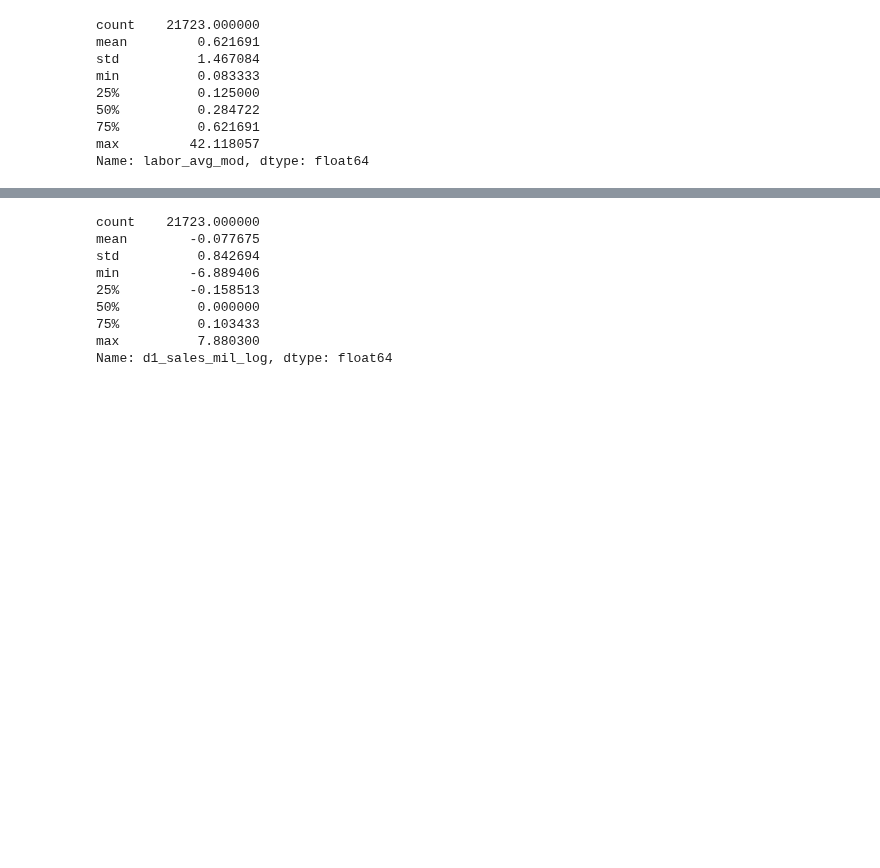
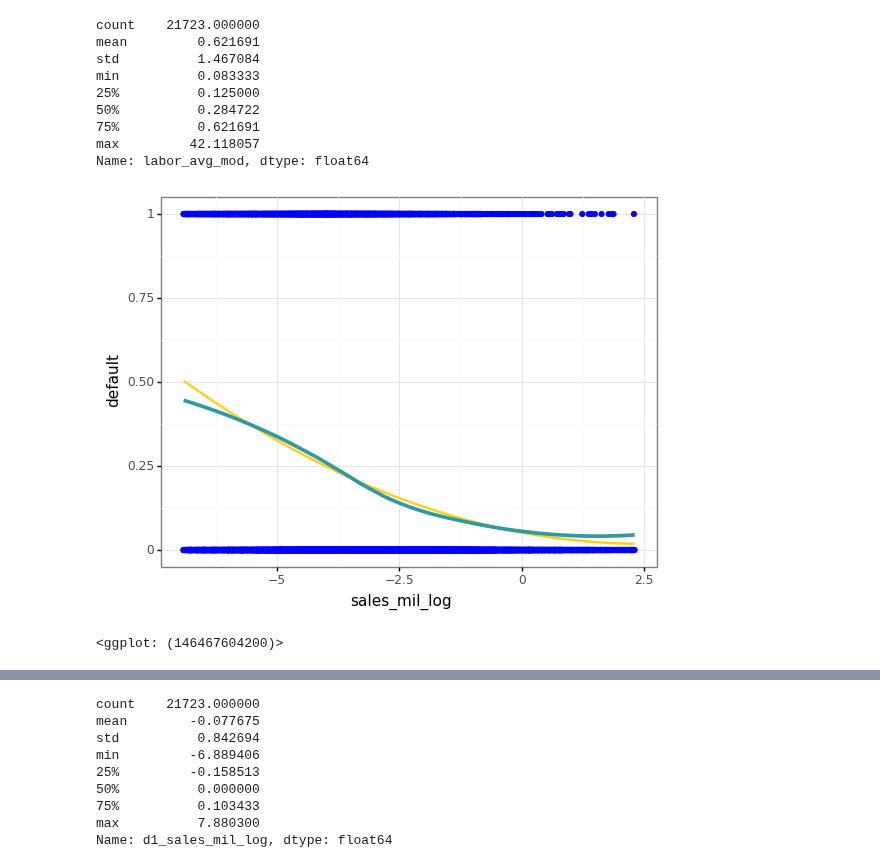
Before and after one commit to gabors-data-analysis/da_case_studies, a Jupyter notebook: ch17-predicting-firm-exit/prep2.ipynb, the cells around one changed output, grey strips where cells are left out. Drawn from its saved outputs; the diff is of its cells as text; code cells hidden in the pictures; blank space fills up the shorter version.

```diff
--- a/ch17-predicting-firm-exit/prep2.ipynb
+++ b/ch17-predicting-firm-exit/prep2.ipynb
@@ -190,0 +201,10 @@ data['sales_mil_log_sq'] = data['sales_mil_log']**2
+# %%
+ggplot(data, aes(x = "sales_mil_log", y = "default")) + geom_point(
+    color = 'blue') + geom_smooth(
+    method='lm', formula='y ~ poly(x, degree=2)',  color=color[3], se = False) + geom_smooth(
+    method = "loess", color=color[4], se = False, size=1.5, span=0.9) + labs(
+    x="sales_mil_log", y="default"
+) + theme_bw()
+# %% [output]
+[figure, added]
+<ggplot: (146467604200)>
```
Also changed, not shown: parts of 12 cells of this notebook, 1 other file.
